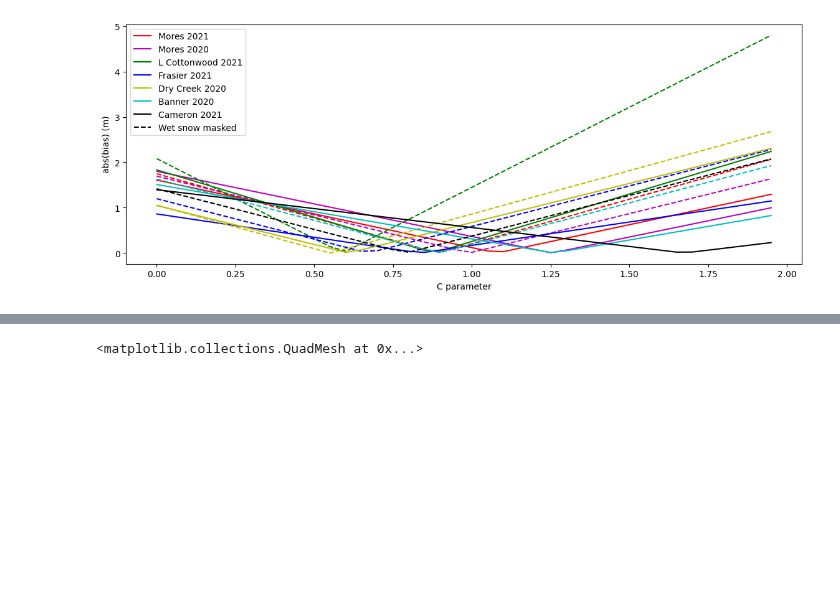
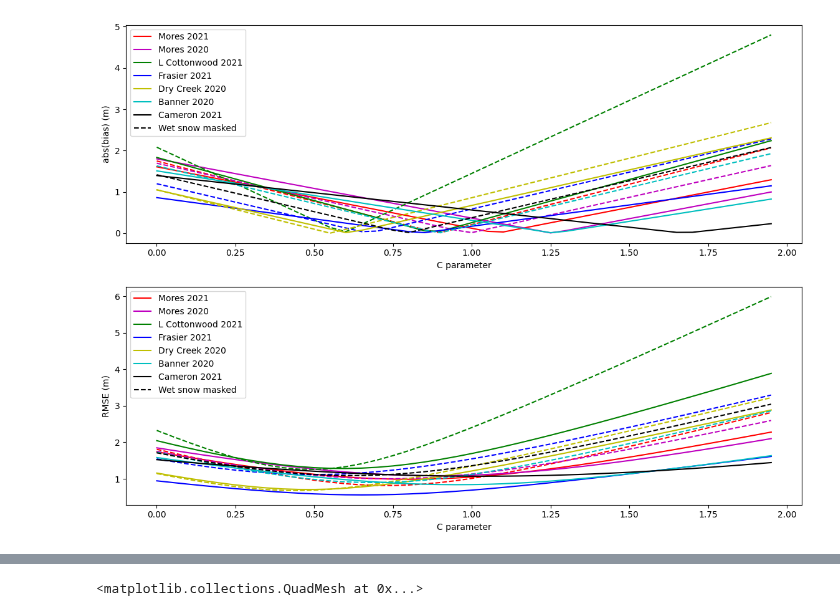
Before and after one commit to SnowEx/spicy-snow, a Jupyter notebook: scripts/optimize/param_opt-devon.ipynb, the cells around one changed output, grey strips where cells are left out. Cells and saved outputs as stored; diff of their text form; code cells hidden in the pictures; blank space fills up the shorter version.

Commit message:
updated code to include RMSE

```diff
--- a/scripts/optimize/param_opt-devon.ipynb
+++ b/scripts/optimize/param_opt-devon.ipynb
@@ -55,7 +59,7 @@ all_biases = pd.DataFrame({'C':C})
 # %%time
 files = sorted(glob('/projects/dedu0223/snow_ex_data/*.nc'))
 
-for f in files:#:[8:]:
+for f in files[4:5]:
     ds_name = f.split('stacks/')[-1].split('.')[0].split('/')[-1]
 
     if ds_name not in ['Banner_2021-03-15']:
@@ -76,9 +80,11 @@ for f in files:#:[8:]:
                 dfC = pd.DataFrame({'C':C})
 
                 ddf = dd.from_pandas(dfC, npartitions=8)
-                output_series = ddf.apply(add_s1_depths, axis=1, result_type='expand', meta=({0: float, 1: float}))
+                output_series = ddf.apply(add_s1_depths, axis=1, result_type='expand', meta=({0: float, 1: float, 2:float, 3:float}))
                 output_series = output_series.compute()
 
-                all_biases[f'{ds_name}_wet'] = output_series[0]
-                all_biases[f'{ds_name}'] = output_series[1]
+                all_biases[f'{ds_name}_wet_bias'] = output_series[0]
+                all_biases[f'{ds_name}_bias'] = output_series[1]
+                all_biases[f'{ds_name}_wet_rmse'] = output_series[2]
+                all_biases[f'{ds_name}_rmse'] = output_series[3]
 # %% [output]
@@ -94,31 +97,56 @@ for f in files:#:[8:]:
 # %%
-plt.figure(figsize = (14,5))
+fig, ax = plt.subplots(2,1,figsize = (14,10))
 
-plt.plot(all_biases.C, np.abs(all_biases['Mores_2021-03-15']),'r', label = 'Mores 2021')
-plt.plot(all_biases.C, np.abs(all_biases['Mores_2021-03-15_wet']),'r--')
+ax[0].plot(all_biases.C, np.abs(all_biases['Mores_2021-03-15_bias']),'r', label = 'Mores 2021')
+ax[0].plot(all_biases.C, np.abs(all_biases['Mores_2021-03-15_wet_bias']),'r--')
 
-plt.plot(all_biases.C, np.abs(all_biases['Mores_2020-02-09']),'m', label = 'Mores 2020')
-plt.plot(all_biases.C, np.abs(all_biases['Mores_2020-02-09_wet']),'m--')
+ax[0].plot(all_biases.C, np.abs(all_biases['Mores_2020-02-09_bias']),'m', label = 'Mores 2020')
+ax[0].plot(all_biases.C, np.abs(all_biases['Mores_2020-02-09_wet_bias']),'m--')
 
-plt.plot(all_biases.C, np.abs(all_biases['Little_Cottonwood_2021-03-18']),'g', label = 'L Cottonwood 2021')
-plt.plot(all_biases.C, np.abs(all_biases['Little_Cottonwood_2021-03-18_wet']),'g--')
+ax[0].plot(all_biases.C, np.abs(all_biases['Little_Cottonwood_2021-03-18_bias']),'g', label = 'L Cottonwood 2021')
+ax[0].plot(all_biases.C, np.abs(all_biases['Little_Cottonwood_2021-03-18_wet_bias']),'g--')
 
-plt.plot(all_biases.C, np.abs(all_biases['Frasier_2021-03-19']),'b', label = 'Frasier 2021')
-plt.plot(all_biases.C, np.abs(all_biases['Frasier_2021-03-19_wet']),'b--')
+ax[0].plot(all_biases.C, np.abs(all_biases['Frasier_2021-03-19_bias']),'b', label = 'Frasier 2021')
+ax[0].plot(all_biases.C, np.abs(all_biases['Frasier_2021-03-19_wet_bias']),'b--')
 
-plt.plot(all_biases.C, np.abs(all_biases['Dry_Creek_2020-02-19']),'y', label = 'Dry Creek 2020')
-plt.plot(all_biases.C, np.abs(all_biases['Dry_Creek_2020-02-19_wet']),'y--')
+ax[0].plot(all_biases.C, np.abs(all_biases['Dry_Creek_2020-02-19_bias']),'y', label = 'Dry Creek 2020')
+ax[0].plot(all_biases.C, np.abs(all_biases['Dry_Creek_2020-02-19_wet_bias']),'y--')
 
-plt.plot(all_biases.C, np.abs(all_biases['Banner_2020-02-18']),'c', label = 'Banner 2020')
-plt.plot(all_biases.C, np.abs(all_biases['Banner_2020-02-18_wet']),'c--')
+ax[0].plot(all_biases.C, np.abs(all_biases['Banner_2020-02-18_bias']),'c', label = 'Banner 2020')
+ax[0].plot(all_biases.C, np.abs(all_biases['Banner_2020-02-18_wet_bias']),'c--')
 
-plt.plot(all_biases.C, np.abs(all_biases['Cameron_2021-03-19']),'k', label = 'Cameron 2021')
-plt.plot(all_biases.C, np.abs(all_biases['Cameron_2021-03-19_wet']),'k--', label = 'Wet snow masked')
+ax[0].plot(all_biases.C, np.abs(all_biases['Cameron_2021-03-19_bias']),'k', label = 'Cameron 2021')
+ax[0].plot(all_biases.C, np.abs(all_biases['Cameron_2021-03-19_wet_bias']),'k--', label = 'Wet snow masked')
 
-plt.legend()
-plt.xlabel('C parameter')
-plt.ylabel('abs(bias) (m)')
+ax[0].legend()
+ax[0].set_xlabel('C parameter')
+ax[0].set_ylabel('abs(bias) (m)')
 
-plt.savefig('/projects/dedu0223/spicy-snow/images/bias_opt.png')
+ax[1].plot(all_biases.C, np.abs(all_biases['Mores_2021-03-15_rmse']),'r', label = 'Mores 2021')
+ax[1].plot(all_biases.C, np.abs(all_biases['Mores_2021-03-15_wet_rmse']),'r--')
+
+ax[1].plot(all_biases.C, np.abs(all_biases['Mores_2020-02-09_rmse']),'m', label = 'Mores 2020')
+ax[1].plot(all_biases.C, np.abs(all_biases['Mores_2020-02-09_wet_rmse']),'m--')
+
+ax[1].plot(all_biases.C, np.abs(all_biases['Little_Cottonwood_2021-03-18_rmse']),'g', label = 'L Cottonwood 2021')
+ax[1].plot(all_biases.C, np.abs(all_biases['Little_Cottonwood_2021-03-18_wet_rmse']),'g--')
+
+ax[1].plot(all_biases.C, np.abs(all_biases['Frasier_2021-03-19_rmse']),'b', label = 'Frasier 2021')
+ax[1].plot(all_biases.C, np.abs(all_biases['Frasier_2021-03-19_wet_rmse']),'b--')
+
+ax[1].plot(all_biases.C, np.abs(all_biases['Dry_Creek_2020-02-19_rmse']),'y', label = 'Dry Creek 2020')
+ax[1].plot(all_biases.C, np.abs(all_biases['Dry_Creek_2020-02-19_wet_rmse']),'y--')
+
+ax[1].plot(all_biases.C, np.abs(all_biases['Banner_2020-02-18_rmse']),'c', label = 'Banner 2020')
+ax[1].plot(all_biases.C, np.abs(all_biases['Banner_2020-02-18_wet_rmse']),'c--')
+
+ax[1].plot(all_biases.C, np.abs(all_biases['Cameron_2021-03-19_rmse']),'k', label = 'Cameron 2021')
+ax[1].plot(all_biases.C, np.abs(all_biases['Cameron_2021-03-19_wet_rmse']),'k--', label = 'Wet snow masked')
+
+ax[1].legend()
+ax[1].set_xlabel('C parameter')
+ax[1].set_ylabel('RMSE (m)')
+
+plt.savefig('/projects/dedu0223/spicy-snow/images/bias_rmse_opt.png')
 # %% [output]
-[figure, old version]
+[figure, new version]
```
Also changed, not shown: parts of 4 cells of this notebook, 1 other file.
